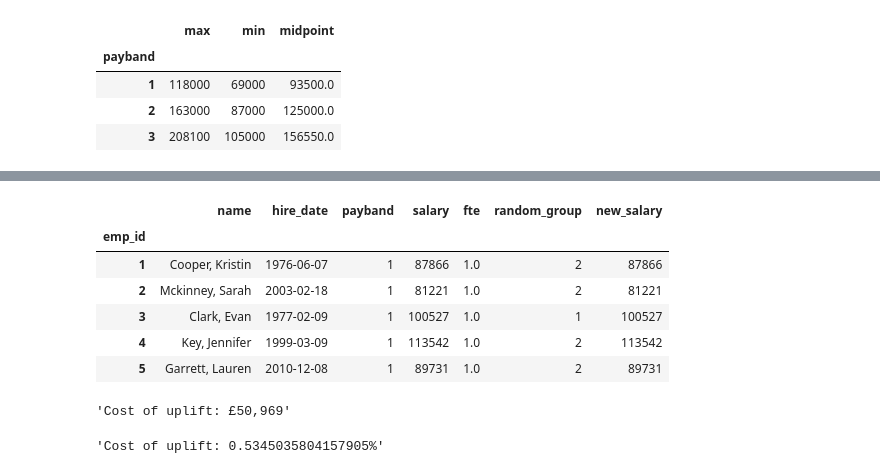
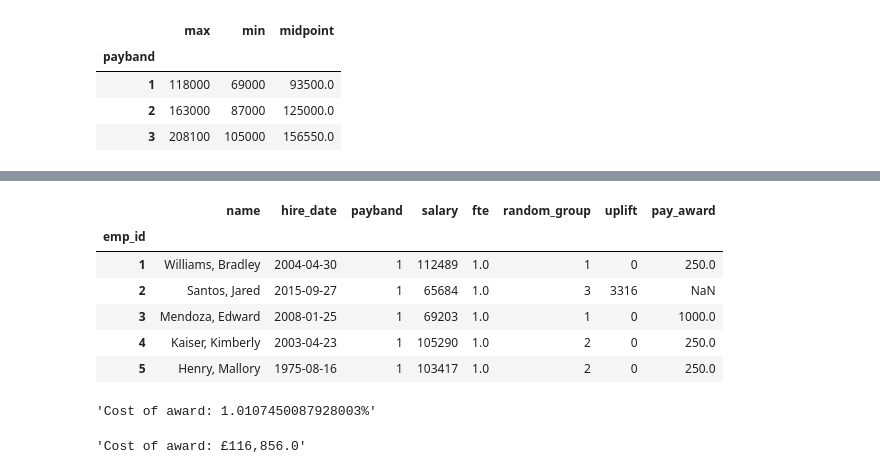
Before and after one commit to jo-tez/notebooks, a Jupyter notebook: Random_numbers.ipynb, the cells around one changed output, grey strips where cells are left out. Saved outputs shown, nothing was run; the diff lists cells and outputs as text; code cells hidden in the pictures.

```diff
--- a/Random_numbers.ipynb
+++ b/Random_numbers.ipynb
@@ -164,0 +164,5 @@ See the caveats in the documentation: http://pandas.pydata.org/pandas-docs/stabl
+# %%
+# Create new salary column
+temp_df = df.copy()
+temp_df['uplift'] = temp_df.apply(_apply_pay_uplift, axis=1)
+df = temp_df
@@ -164,0 +196,11 @@ See the caveats in the documentation: http://pandas.pydata.org/pandas-docs/stabl
+# %%
+total_paybill = sum(df['salary']) # estimated
+eligibility_date = isodate.parse_date('2017-01-01')
+option_df = pd.DataFrame({
+    'breakpoint': [80000, 110000, 135000],
+    'special_cases': [10, 5, 0],
+    'special_award': [2000, 2000, 0],
+    'pay_award_tier1': [1000, 1000, 1000],
+    'pay_award_tier2': [250, 250, 250]
+}, index=[1, 2, 3])
+option_df.index.name = 'payband'
@@ -165,10 +215,21 @@ See the caveats in the documentation: http://pandas.pydata.org/pandas-docs/stabl
+# %%
+def pay_award(row):
+    pb = row.payband
+    if ((row.hire_date < pd.to_datetime(eligibility_date)) & (row.random_group < 3)):
+        if row.salary < option_df.ix[pb, 'breakpoint']:
+            return option_df.ix[pb, 'pay_award_tier1']
+        else:
+            return option_df.ix[pb, 'pay_award_tier2']
+# %%
+award_df = df.copy()
+award_df['pay_award'] = award_df.apply(pay_award, axis=1)
 # %%
-uplift_df[:5]
+award_df[:5]
 # %% [output]
-|  | name | hire_date | payband | salary | fte | random_group | new_salary |
-| emp_id |  |  |  |  |  |  |  |
-| 1 | Cooper, Kristin | 1976-06-07 | 1 | 87866 | 1.0 | 2 | 87866 |
-| 2 | Mckinney, Sarah | 2003-02-18 | 1 | 81221 | 1.0 | 2 | 81221 |
-| 3 | Clark, Evan | 1977-02-09 | 1 | 100527 | 1.0 | 1 | 100527 |
-| 4 | Key, Jennifer | 1999-03-09 | 1 | 113542 | 1.0 | 2 | 113542 |
-| 5 | Garrett, Lauren | 2010-12-08 | 1 | 89731 | 1.0 | 2 | 89731 |
+|  | name | hire_date | payband | salary | fte | random_group | uplift | pay_award |
+| emp_id |  |  |  |  |  |  |  |  |
+| 1 | Williams, Bradley | 2004-04-30 | 1 | 112489 | 1.0 | 1 | 0 | 250.0 |
+| 2 | Santos, Jared | 2015-09-27 | 1 | 65684 | 1.0 | 3 | 3316 | NaN |
+| 3 | Mendoza, Edward | 2008-01-25 | 1 | 69203 | 1.0 | 1 | 0 | 1000.0 |
+| 4 | Kaiser, Kimberly | 2003-04-23 | 1 | 105290 | 1.0 | 2 | 0 | 250.0 |
+| 5 | Henry, Mallory | 1975-08-16 | 1 | 103417 | 1.0 | 2 | 0 | 250.0 |
@@ -175,8 +240,8 @@ uplift_df[:5]
+# %%
+'Cost of award: {:,}%'.format(award_df['new_salary'].sum() / award_df['salary'].sum())
+# %% [output]
+'Cost of award: 1.0107450087928003%'
 # %%
-'Cost of uplift: £{:,}'.format(sum(uplift_df.new_salary - uplift_df.salary))
+'Cost of award: £{:,}'.format(sum(award_df.new_salary - award_df.salary))
 # %% [output]
-'Cost of uplift: £50,969'
+'Cost of award: £116,856.0'
-# %%
-'Cost of uplift: {:,}%'.format((sum(uplift_df.new_salary - uplift_df.salary) / sum(uplift_df.salary)) * 100)
-# %% [output]
-'Cost of uplift: 0.5345035804157905%'
```
Also changed, not shown: parts of 35 cells of this notebook.
